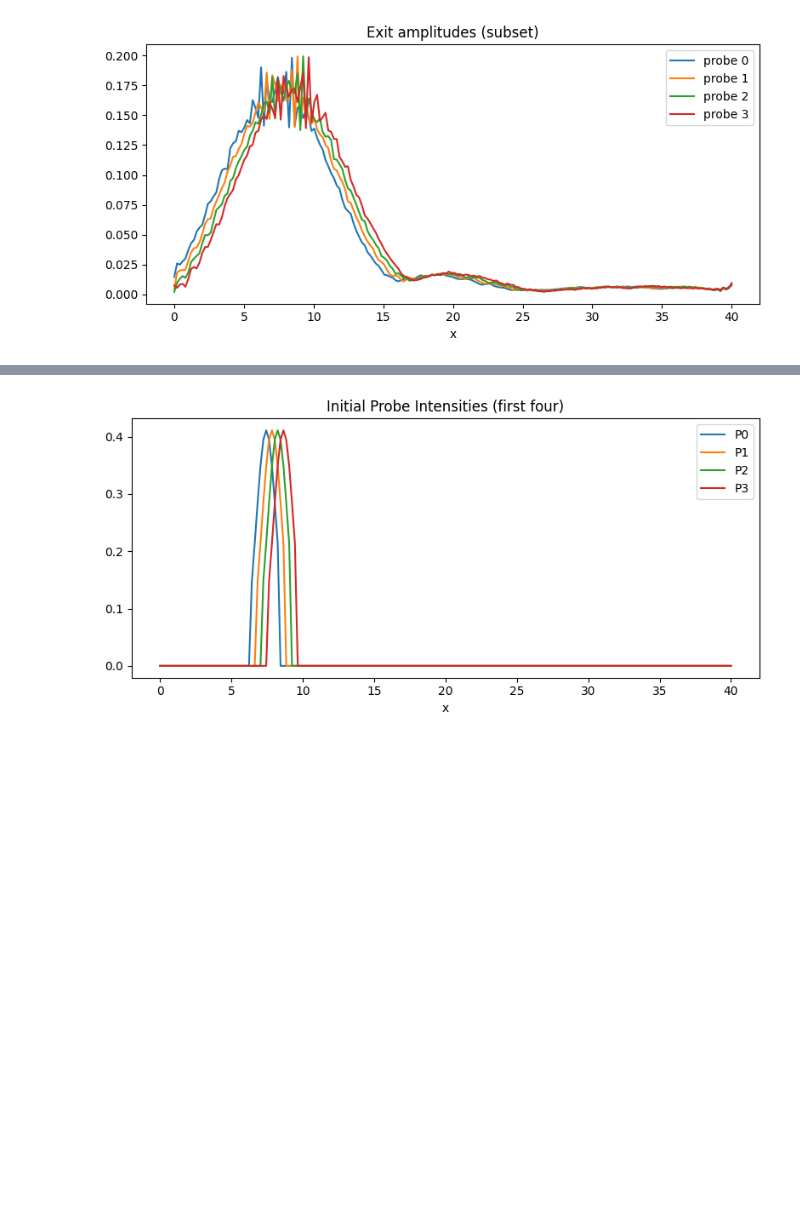
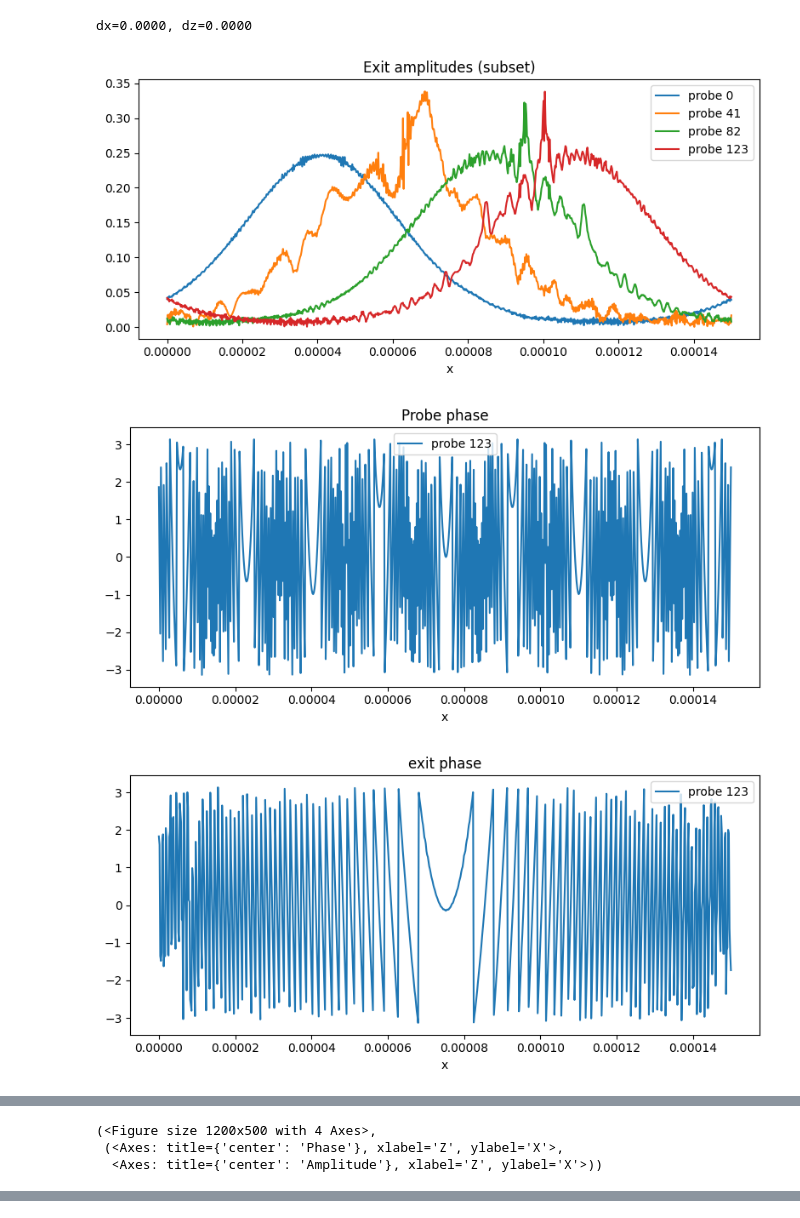
Before and after one commit to bryceshirley/thick_ptycho, a Jupyter notebook: notebooks/6_multislice_least_squares_1d.ipynb, the cells around one changed output, grey strips where cells are left out. Drawn from its saved outputs; the diff is of its cells as text; code cells hidden in the pictures; blank space fills up the shorter version.

Commit message:
refactor and add multislice code

```diff
--- a/notebooks/6_multislice_least_squares_1d.ipynb
+++ b/notebooks/6_multislice_least_squares_1d.ipynb
@@ -132,20 +146,64 @@ fig.colorbar(im1, ax=axs[1], label='Amplitude')
 # %%
 # Instantiate updated multislice forward model (moving probes)
-ms = MultiSliceForwardModel(sample_space,
-                            pad_factor=1.5,
-                            angular_spectrum=True,
-                            remove_global_phase=True)
+ms = MultiSliceForwardModel(sample_space)
 
 field_true = ms.forward()
+
 exit_stack = field_true[:, :, -1]
-meas_amp = np.abs(exit_stack)
+probe_stack = ms.probes
+exit_stack_amp = np.abs(exit_stack)
+probe_stack_amp = np.abs(probe_stack)
+exit_stack_phase = visualisation.phase(exit_stack)
+
+probe_stack_phase = visualisation.phase(probe_stack)
+
+# If you also need continuity across probe index, uncomment:
+# probe_stack_phase = np.unwrap(probe_stack_phase, axis=0)
 noise_level = 0.02
-meas_amp_noisy = meas_amp * (1 + noise_level * np.random.randn(*meas_amp.shape))
+data = np.zeros((scan_points,nx))
+for i in range(scan_points):
+    data[i, :] = np.random.poisson(np.square(np.abs(np.fft.fft(exit_stack[i, :]))))
+
+x = sample_space.x if sample_space.bc_type != "dirichlet" else sample_space.x[1:-1]
+z = sample_space.z
+X, Z = np.meshgrid(x, z, indexing='ij')
+dx, dz = sample_space.dx, sample_space.dz
+print(f"dx={dx:.4f}, dz={dz:.4f}")
+
 
 plt.figure(figsize=(8,4))
-for p in range(min(4, sample_space.num_probes)):
-    plt.plot(x, meas_amp_noisy[p], label=f'probe {p}')
+probe_indices = np.linspace(0, sample_space.num_probes-1, min(4, sample_space.num_probes), dtype=int)
+for p in probe_indices:
+    plt.plot(x, exit_stack_amp[p], label=f'probe {p}')
 plt.title("Exit amplitudes (subset)")
 plt.xlabel("x"); plt.legend(); plt.tight_layout(); plt.show()
+
+plt.figure(figsize=(8,4))
+plt.plot(x, probe_stack_phase[int(sample_space.num_probes/2)], label=f'probe {p}')
+plt.title("Probe phase")
+plt.xlabel("x"); plt.legend(); plt.tight_layout(); plt.show()
+
+plt.figure(figsize=(8,4))
+plt.plot(x, exit_stack_phase[int(sample_space.num_probes/2)], label=f'probe {p}')
+plt.title("exit phase")
+plt.xlabel("x"); plt.legend(); plt.tight_layout(); plt.show()
+
+plt.figure(figsize=(8,4))
+for p in probe_indices:
+    plt.plot(x, probe_stack_amp[p], label=f'probe {p}')
+plt.title("Probe amplitudes (subset)")
+plt.xlabel("x"); plt.legend(); plt.tight_layout(); plt.show()
+
+
+visualisation.plot_auto(field_true[int(sample_space.num_probes/2),:,:], view="phase_amp", layout="single")
+
+plt.figure(figsize=(8,4))
+plt.imshow(data, aspect='auto', origin='lower')
+
+
+visualisation.plot_auto(exit_stack, view="phase_amp", layout="single")
 # %% [output]
+dx=0.0000, dz=0.0000
-[figure, old version]
+[figure, new version]
+[figure, added]
+[figure, added]
@@ -151,0 +211,3 @@ plt.xlabel("x"); plt.legend(); plt.tight_layout(); plt.show()
+(<Figure size 1200x500 with 4 Axes>,
+ (<Axes: title={'center': 'Phase'}, xlabel='Z', ylabel='X'>,
+  <Axes: title={'center': 'Amplitude'}, xlabel='Z', ylabel='X'>))
@@ -152,10 +216,0 @@ plt.xlabel("x"); plt.legend(); plt.tight_layout(); plt.show()
-# %%
-# Show initial probes (first 4)
-probe_stack = [ms._build_probe(p) for p in range(min(4, sample_space.num_probes))]
-plt.figure(figsize=(8,4))
-for i, pr in enumerate(probe_stack):
-    plt.plot(x, np.abs(pr), label=f'P{i}')
-plt.title("Initial Probe Intensities (first four)")
-plt.xlabel("x"); plt.legend(); plt.tight_layout(); plt.show()
-# %% [output]
-[figure, removed]
```
Also changed, not shown: parts of 12 cells of this notebook, 23 other files.
